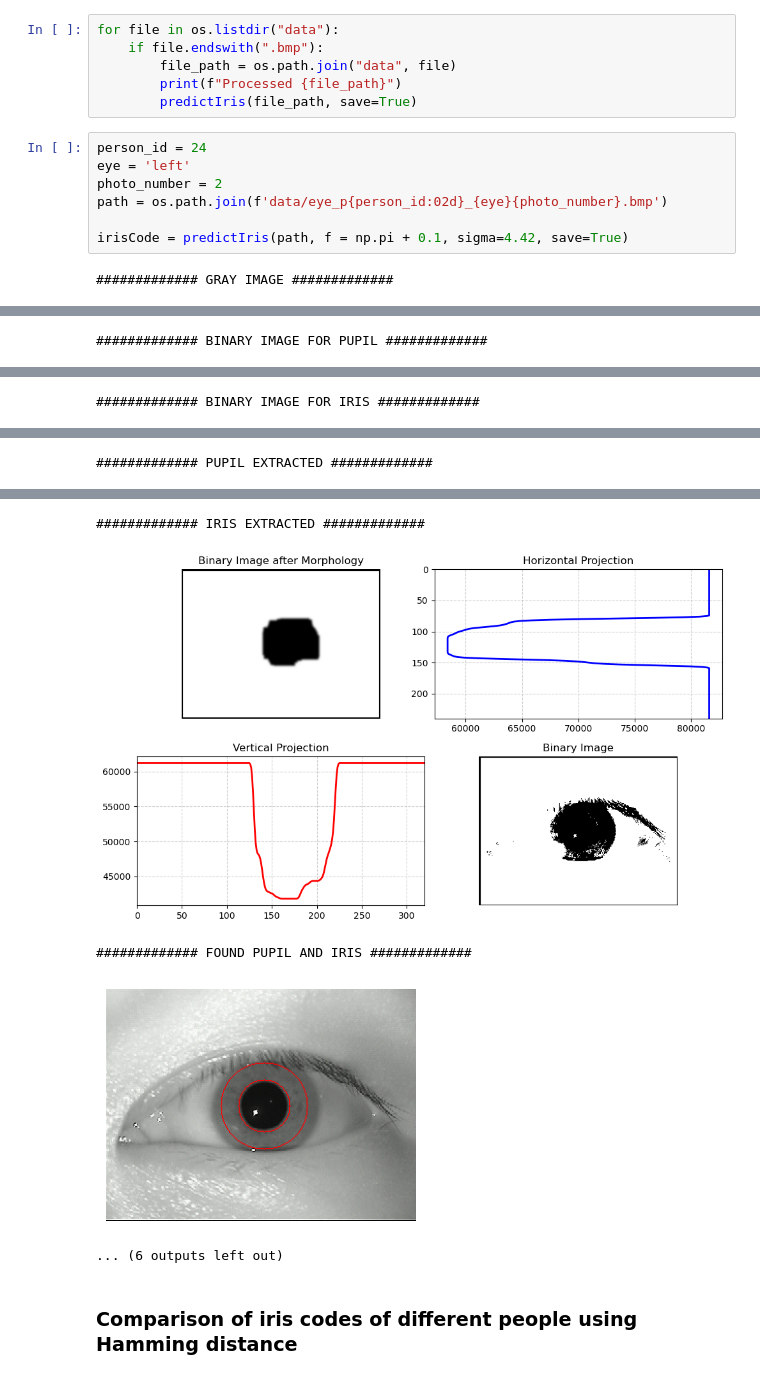
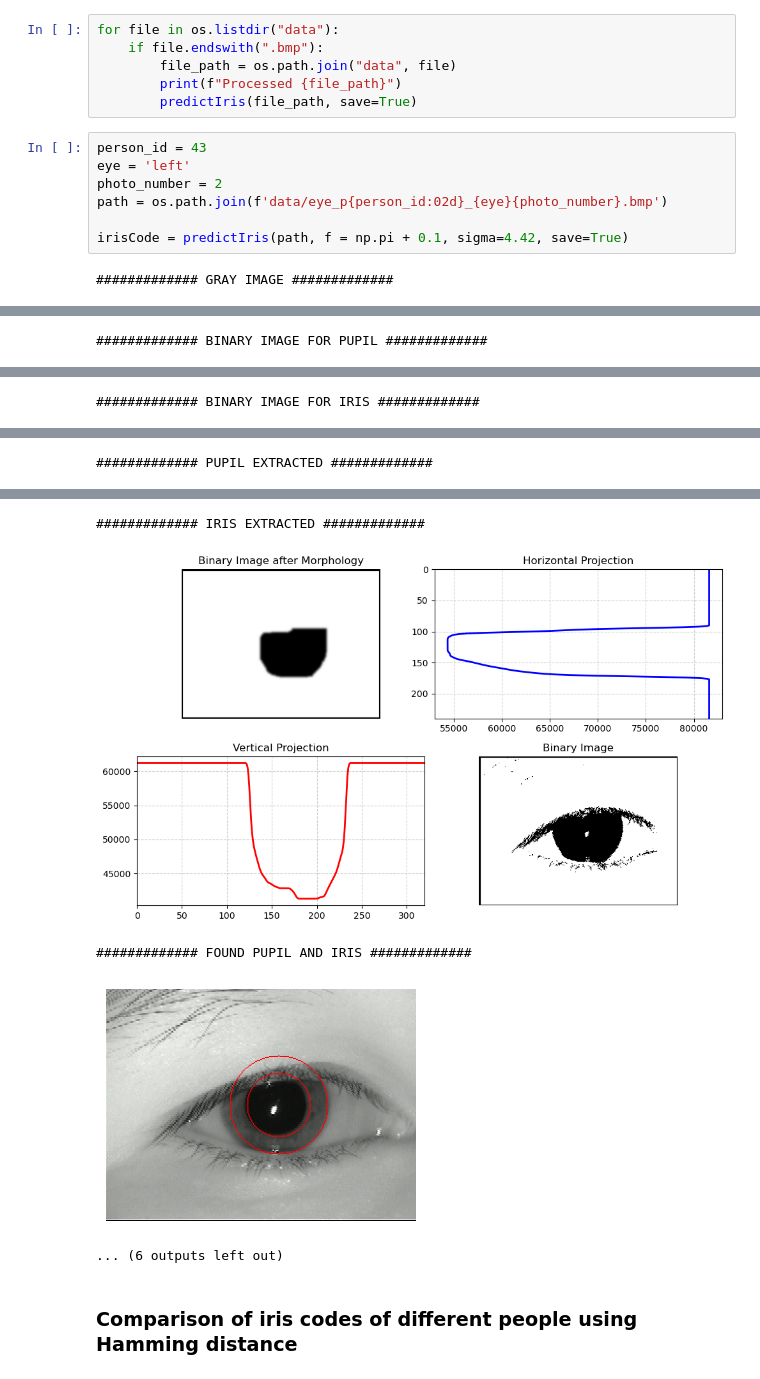
Before and after one commit to FilipLangiewicz/IrisPrediction, a Jupyter notebook: main.ipynb, the cells around one changed output, grey strips where cells are left out. Saved outputs shown, nothing was run; the diff lists cells and outputs as text.

```diff
--- a/main.ipynb
+++ b/main.ipynb
@@ -652,7 +652,7 @@ for file in os.listdir("data"):
         print(f"Processed {file_path}")
         predictIris(file_path, save=True)
 # %%
-person_id = 24
+person_id = 43
 eye = 'left'
 photo_number = 2
 path = os.path.join(f'data/eye_p{person_id:02d}_{eye}{photo_number}.bmp')
@@ -670,7 +670,7 @@ irisCode = predictIris(path, f = np.pi + 0.1, sigma=4.42, save=True)
 ############# IRIS EXTRACTED #############
-[figure, old version]
+[figure, new version]
 ############# FOUND PUPIL AND IRIS #############
-[figure, old version]
+[figure, new version]
 ... (6 outputs left out)
 # %% [markdown]
 ### Comparison of iris codes of different people using Hamming distance
```
Also changed, not shown: parts of 1 cell of this notebook.
